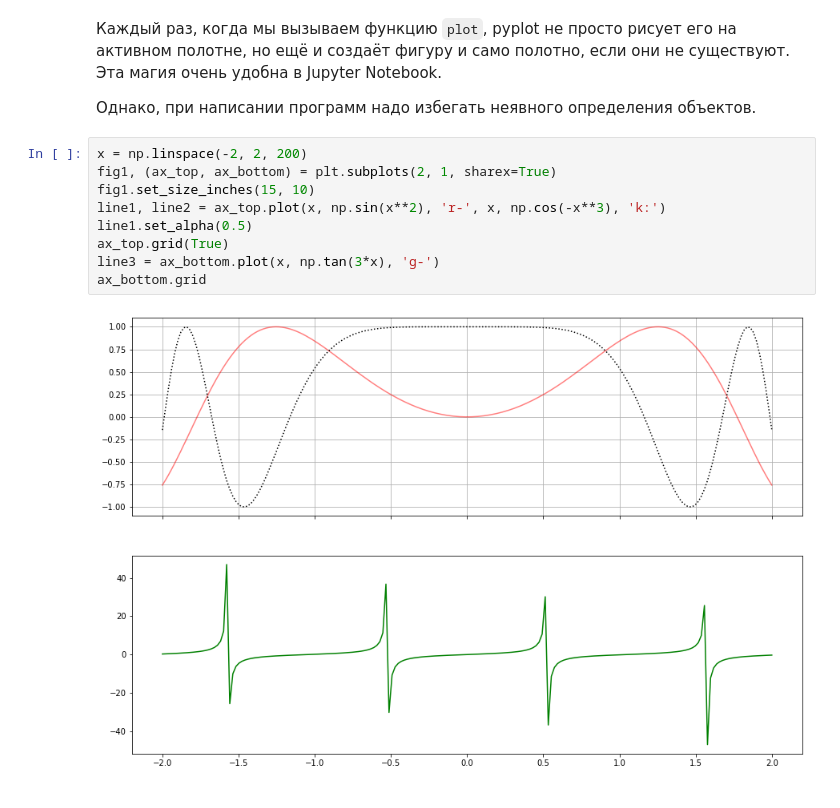
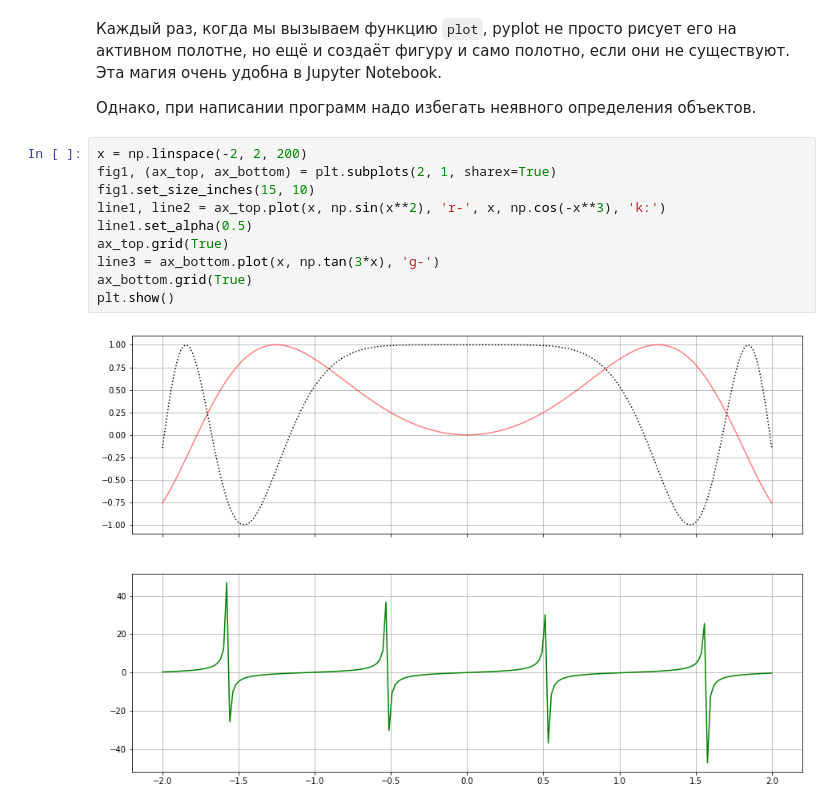
Before and after one commit to Lpshkn/Tutors, a Jupyter notebook: Matplotlib/Introducing.ipynb, the cells around one changed output. Saved outputs shown, nothing was run; the diff lists cells and outputs as text.

```diff
--- a/Matplotlib/Introducing.ipynb
+++ b/Matplotlib/Introducing.ipynb
@@ -256,11 +256,12 @@ plt.show()
 # %%
 x = np.linspace(-2, 2, 200)
 fig1, (ax_top, ax_bottom) = plt.subplots(2, 1, sharex=True)
 fig1.set_size_inches(15, 10)
 line1, line2 = ax_top.plot(x, np.sin(x**2), 'r-', x, np.cos(-x**3), 'k:')
 line1.set_alpha(0.5)
 ax_top.grid(True)
 line3 = ax_bottom.plot(x, np.tan(3*x), 'g-')
-ax_bottom.grid
+ax_bottom.grid(True)
+plt.show()
 # %% [output]
-[figure, old version]
+[figure, new version]
```
Also changed, not shown: parts of 24 cells of this notebook.
